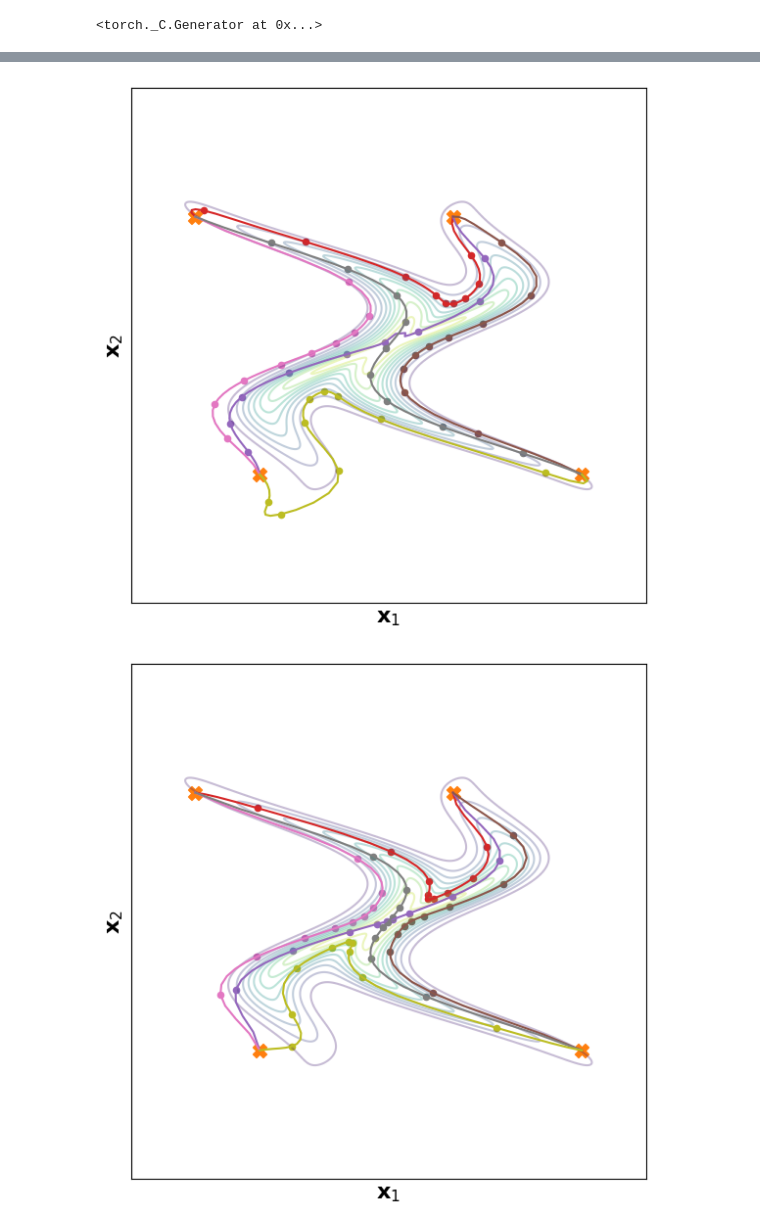
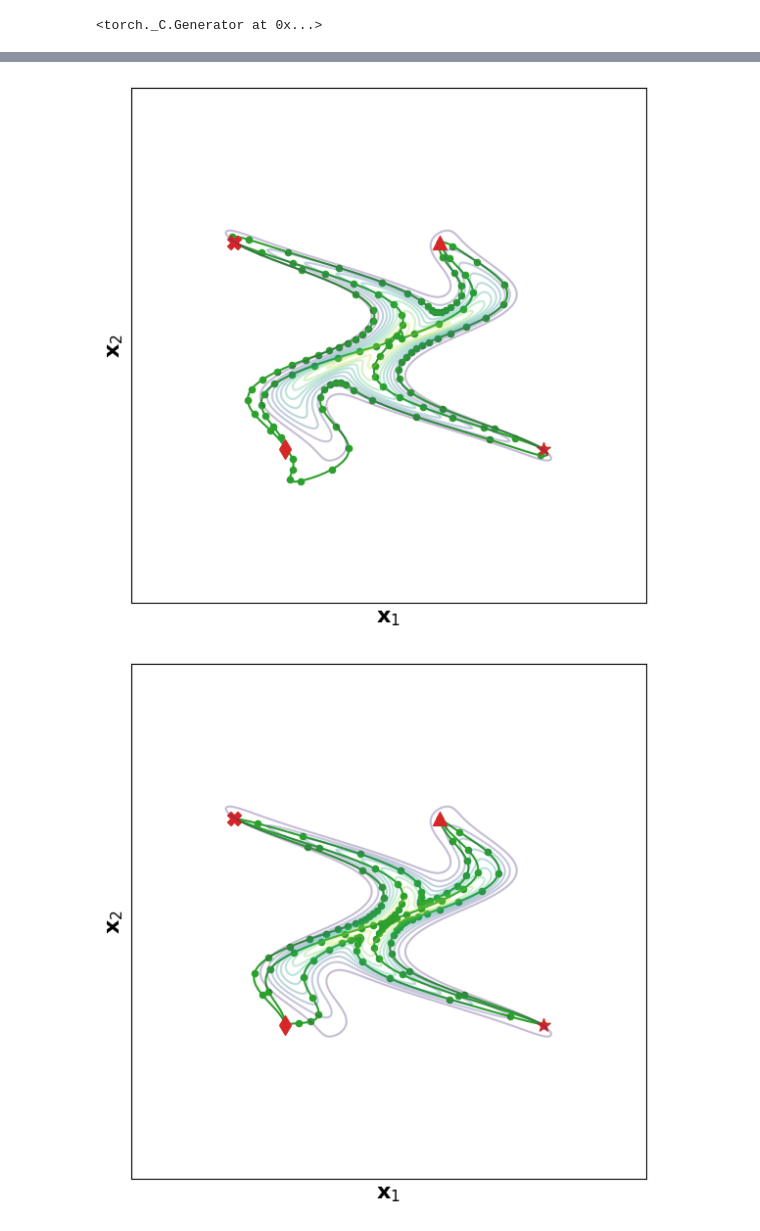
Before and after one commit to wdiepeveen/Riemannian-Archetypal-Analysis, a Jupyter notebook: river_cross_starflow.ipynb, the cells around one changed output, grey strips where cells are left out. Saved outputs shown, nothing was run; the diff lists cells and outputs as text; code cells hidden in the pictures.

```diff
--- a/river_cross_starflow.ipynb
+++ b/river_cross_starflow.ipynb
@@ -24,6 +24,7 @@ os.makedirs(results_folder, exist_ok=True)
 
 # change font size of all plots
 plt.rcParams.update({'font.size': 16})
+markers = ['^', 'X', 'd', '*']
 
 # set random seed
 torch.manual_seed(31)
@@ -66,6 +67,6 @@ phi_chi_manifold = StandardPullbackVectorEuclidean(phi_chi)
 Omega_manifold = StandardPullbackVectorEuclidean(Omega)
 
 # iso pullback manifolds
-iso_phi_manifold = l2IsometrizedVectorEuclidean(phi_manifold)
-iso_phi_chi_manifold = l2IsometrizedVectorEuclidean(phi_chi_manifold)
-iso_Omega_manifold = l2IsometrizedVectorEuclidean(Omega_manifold)
+iso_phi_manifold = l2IsometrizedVectorEuclidean(phi_manifold, num_intervals=20)
+iso_phi_chi_manifold = l2IsometrizedVectorEuclidean(phi_chi_manifold, num_intervals=20)
+iso_Omega_manifold = l2IsometrizedVectorEuclidean(Omega_manifold, num_intervals=20)
@@ -72,28 +120,27 @@ iso_Omega_manifold = l2IsometrizedVectorEuclidean(Omega_manifold)
 # %%
-t = torch.linspace(0, 1, 50)
+# plot geodesics with closer look at interpolation points
+t = torch.linspace(0, 1, 101)
 T = 5
 archetypes = torch.tensor([[1., 2.], [-3., 2.], [-2., -2.], [3., -2.]])
 
 plt.figure(figsize=(6,6))
 plt.contour(X.numpy(), Y.numpy(), log_probs_multi.numpy(), levels=10, cmap='viridis', alpha=0.3)
 
-k=3
 for i in range(4):
     for j in range(i+1, 4):
         x_i = archetypes[i]
         x_j = archetypes[j]
         # interpolate between cluster centers
         phi_chi_geodesics = phi_chi_manifold.geodesic(x_i[None,None], x_j[None,None], t)[0,0,0]
-        plt.plot(phi_chi_geodesics[:, 0].numpy(), phi_chi_geodesics[:, 1].numpy(), color=plt.cm.tab10(k))
-        plt.scatter(phi_chi_geodesics[::T, 0].numpy(), phi_chi_geodesics[::T, 1].numpy(), color=plt.cm.tab10(k), marker='o', s=20)
-        k += 1
+        plt.plot(phi_chi_geodesics[:, 0].numpy(), phi_chi_geodesics[:, 1].numpy(), color=plt.cm.tab10(2), zorder=0)
+        plt.scatter(phi_chi_geodesics[::T, 0].numpy(), phi_chi_geodesics[::T, 1].numpy(), color=plt.cm.tab10(2), marker='o', s=20, zorder=0)
 
-plt.scatter(archetypes[:, 0].numpy(), archetypes[:, 1].numpy(), color=plt.cm.tab10(1), marker='X', s=100)
+    plt.scatter(archetypes[i, 0].numpy(), archetypes[i, 1].numpy(), color=plt.cm.tab10(3), marker=markers[i], s=100, zorder=1)
 
 plt.xlabel(r'$\mathbf{x}_1$')
 plt.ylabel(r'$\mathbf{x}_2$')
-plt.xlim(-4, 4)
-plt.ylim(-4, 4)
+plt.xlim(-5, 5)
+plt.ylim(-5, 5)
 plt.xticks([])
 plt.yticks([])
 plt.tight_layout()
@@ -103,22 +150,20 @@ plt.show()
 plt.figure(figsize=(6,6))
 plt.contour(X.numpy(), Y.numpy(), log_probs_multi.numpy(), levels=10, cmap='viridis', alpha=0.3)
 
-k=3
 for i in range(4):
     for j in range(i+1, 4):
         mu_i = archetypes[i]
         mu_j = archetypes[j]
         # interpolate between cluster centers
         Omega_geodesics = Omega_manifold.geodesic(mu_i[None,None], mu_j[None,None], t)[0,0,0]
-        plt.plot(Omega_geodesics[:, 0].numpy(), Omega_geodesics[:, 1].numpy(), color=plt.cm.tab10(k))
-        plt.scatter(Omega_geodesics[::T, 0].numpy(), Omega_geodesics[::T, 1].numpy(), color=plt.cm.tab10(k), marker='o', s=20)
-        k += 1
+        plt.plot(Omega_geodesics[:, 0].numpy(), Omega_geodesics[:, 1].numpy(), color=plt.cm.tab10(2), zorder=0)
+        plt.scatter(Omega_geodesics[::T, 0].numpy(), Omega_geodesics[::T, 1].numpy(), color=plt.cm.tab10(2), marker='o', s=20, zorder=0)
 
-plt.scatter(archetypes[:, 0].numpy(), archetypes[:, 1].numpy(), color=plt.cm.tab10(1), marker='X', s=100)
+    plt.scatter(archetypes[i, 0].numpy(), archetypes[i, 1].numpy(), color=plt.cm.tab10(3), marker=markers[i], s=100, zorder=1)
 plt.xlabel(r'$\mathbf{x}_1$')
 plt.ylabel(r'$\mathbf{x}_2$')
-plt.xlim(-4, 4)
-plt.ylim(-4, 4)
+plt.xlim(-5, 5)
+plt.ylim(-5, 5)
 plt.xticks([])
 plt.yticks([])
 plt.tight_layout()
@@ -129,52 +174,48 @@ plt.show()
 plt.figure(figsize=(6,6))
 plt.contour(X.numpy(), Y.numpy(), log_probs_multi.numpy(), levels=10, cmap='viridis', alpha=0.3)
 
-k=3
 for i in range(4):
     for j in range(i+1, 4):
         x_i = archetypes[i]
         x_j = archetypes[j]
         # interpolate between cluster centers
         phi_chi_geodesics = iso_phi_chi_manifold.geodesic(x_i[None,None], x_j[None,None], t)[0,0,0]
-        plt.plot(phi_chi_geodesics[:, 0].numpy(), phi_chi_geodesics[:, 1].numpy(), color=plt.cm.tab10(k))
-        plt.scatter(phi_chi_geodesics[::T, 0].numpy(), phi_chi_geodesics[::T, 1].numpy(), color=plt.cm.tab10(k), marker='o', s=20)
-        k += 1
+        plt.plot(phi_chi_geodesics[:, 0].numpy(), phi_chi_geodesics[:, 1].numpy(), color=plt.cm.tab10(2), zorder=0)
+        plt.scatter(phi_chi_geodesics[::T, 0].numpy(), phi_chi_geodesics[::T, 1].numpy(), color=plt.cm.tab10(2), marker='o', s=20, zorder=0)
 
-plt.scatter(archetypes[:, 0].numpy(), archetypes[:, 1].numpy(), color=plt.cm.tab10(1), marker='X', s=100)
+    plt.scatter(archetypes[i, 0].numpy(), archetypes[i, 1].numpy(), color=plt.cm.tab10(3), marker=markers[i], s=100, zorder=1)
 plt.xlabel(r'$\mathbf{x}_1$')
 plt.ylabel(r'$\mathbf{x}_2$')
-plt.xlim(-4, 4)
-plt.ylim(-4, 4)
+plt.xlim(-5, 5)
+plt.ylim(-5, 5)
 plt.xticks([])
 plt.yticks([])
 plt.tight_layout()
 plt.savefig(os.path.join(results_folder, "geodesics_phi_chi_iso.png"))
 plt.show()
 
 plt.figure(figsize=(6,6))
 plt.contour(X.numpy(), Y.numpy(), log_probs_multi.numpy(), levels=10, cmap='viridis', alpha=0.3)
 
-k=3
 for i in range(4):
     for j in range(i+1, 4):
         mu_i = archetypes[i]
         mu_j = archetypes[j]
         # interpolate between cluster centers
         Omega_geodesics = iso_Omega_manifold.geodesic(mu_i[None,None], mu_j[None,None], t)[0,0,0]
-        plt.plot(Omega_geodesics[:, 0].numpy(), Omega_geodesics[:, 1].numpy(), color=plt.cm.tab10(k))
-        plt.scatter(Omega_geodesics[::T, 0].numpy(), Omega_geodesics[::T, 1].numpy(), color=plt.cm.tab10(k), marker='o', s=20)
-        k += 1
+        plt.plot(Omega_geodesics[:, 0].numpy(), Omega_geodesics[:, 1].numpy(), color=plt.cm.tab10(2), zorder=0)
+        plt.scatter(Omega_geodesics[::T, 0].numpy(), Omega_geodesics[::T, 1].numpy(), color=plt.cm.tab10(2), marker='o', s=20, zorder=0)
 
-plt.scatter(archetypes[:, 0].numpy(), archetypes[:, 1].numpy(), color=plt.cm.tab10(1), marker='X', s=100)
+    plt.scatter(archetypes[i, 0].numpy(), archetypes[i, 1].numpy(), color=plt.cm.tab10(3), marker=markers[i], s=100, zorder=1)
 plt.xlabel(r'$\mathbf{x}_1$')
 plt.ylabel(r'$\mathbf{x}_2$')
-plt.xlim(-4, 4)
-plt.ylim(-4, 4)
+plt.xlim(-5, 5)
+plt.ylim(-5, 5)
 plt.xticks([])
 plt.yticks([])
 plt.tight_layout()
 plt.savefig(os.path.join(results_folder, "geodesics_Omega_iso.png"))
 plt.show()
 # %% [output]
-[figure, old version]
+[figure, new version]
-[figure, old version]
+[figure, new version]
```
Also changed, not shown: parts of 8 cells of this notebook, 14 other files.
